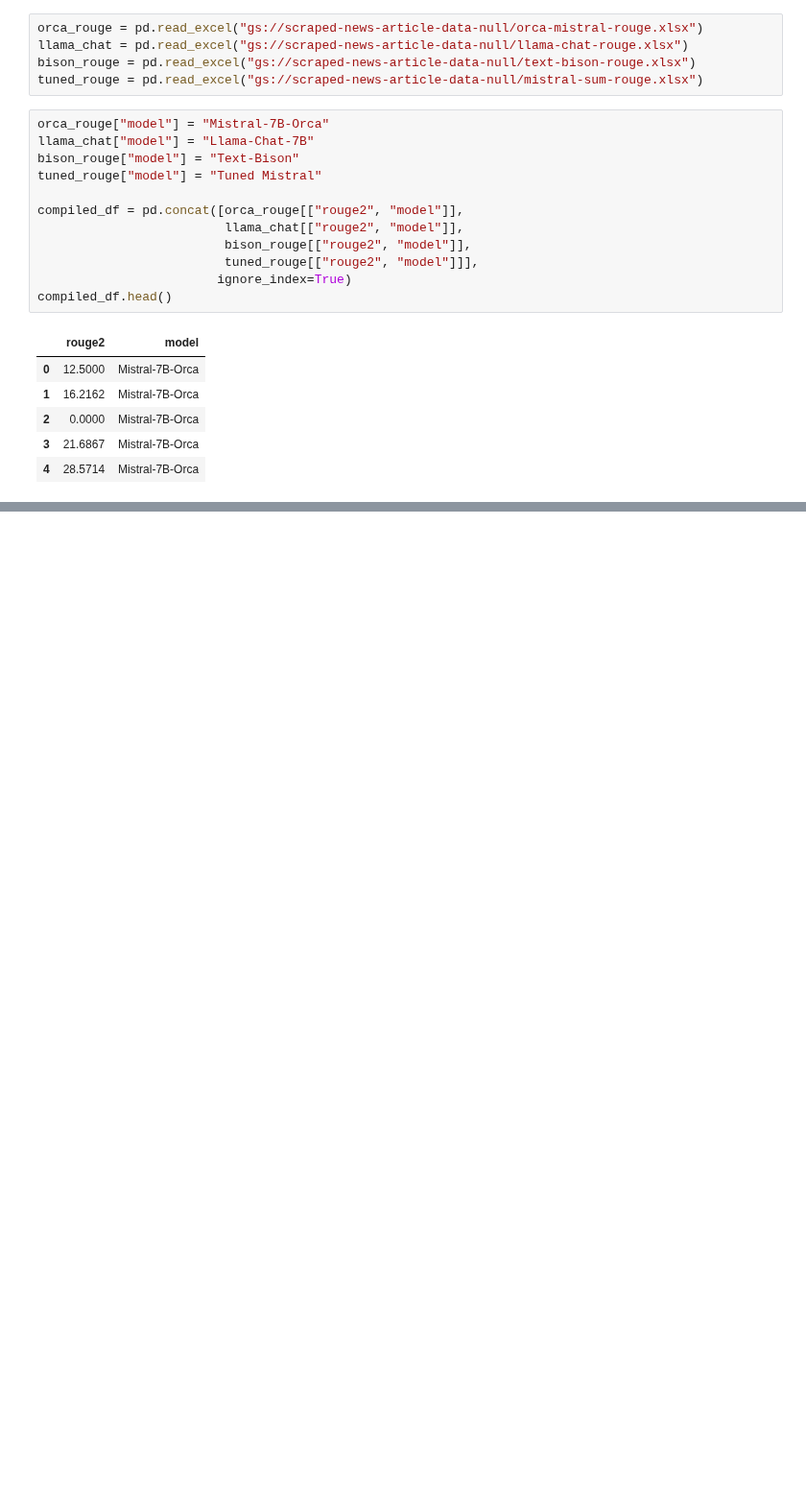
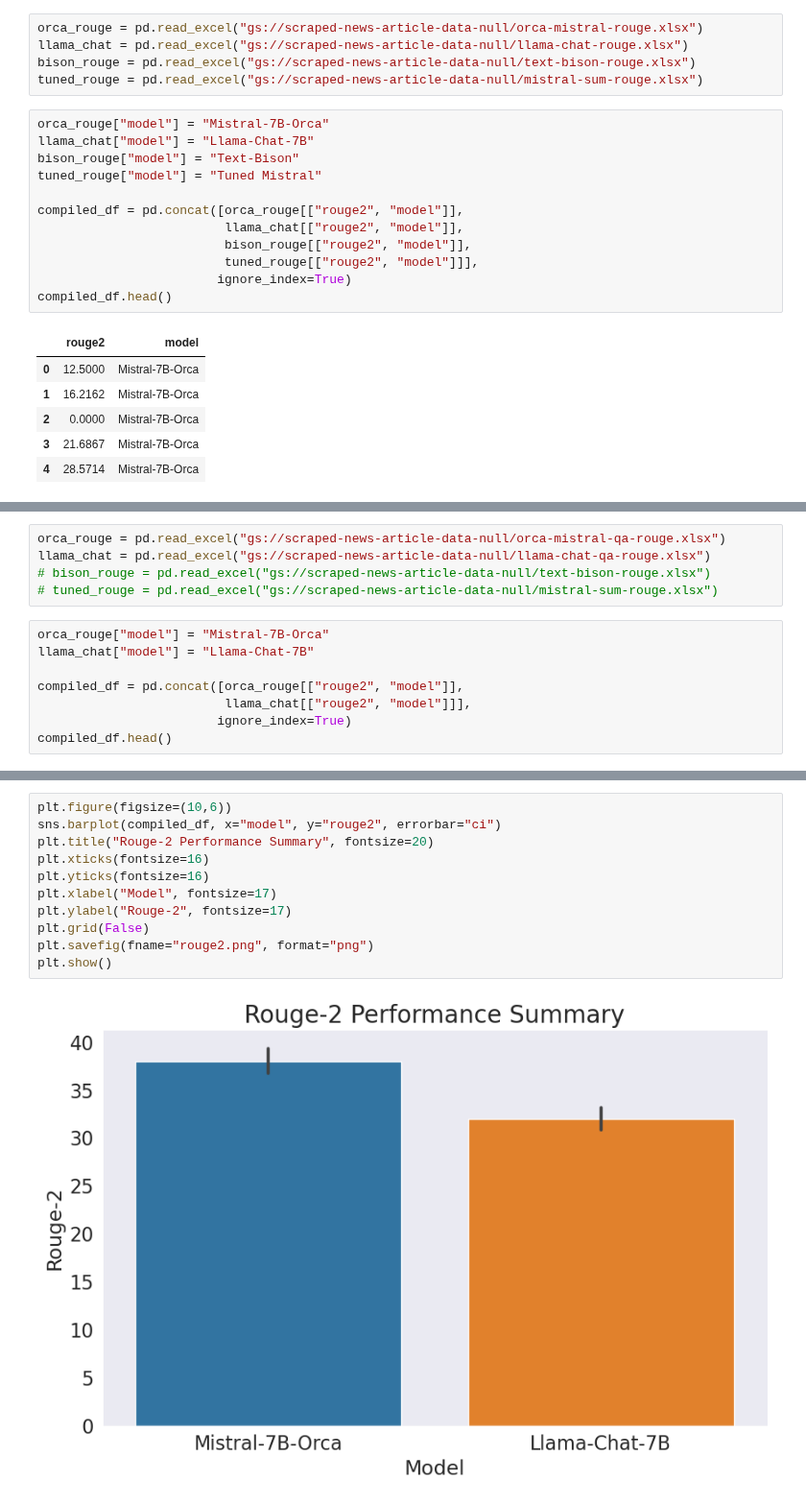
Before and after one commit to yw4401/FinBot, a Jupyter notebook: notebooks/examine_finetuning.ipynb, the cells around one changed output, grey strips where cells are left out. Shown at 96% size. Cells and saved outputs as stored; diff of their text form; blank space fills up the shorter version.

```diff
--- a/notebooks/examine_finetuning.ipynb
+++ b/notebooks/examine_finetuning.ipynb
@@ -76,0 +81,13 @@ plt.show()
+# %%
+orca_rouge = pd.read_excel("gs://scraped-news-article-data-null/orca-mistral-qa-rouge.xlsx")
+llama_chat = pd.read_excel("gs://scraped-news-article-data-null/llama-chat-qa-rouge.xlsx")
+# bison_rouge = pd.read_excel("gs://scraped-news-article-data-null/text-bison-rouge.xlsx")
+# tuned_rouge = pd.read_excel("gs://scraped-news-article-data-null/mistral-sum-rouge.xlsx")
+# %%
+orca_rouge["model"] = "Mistral-7B-Orca"
+llama_chat["model"] = "Llama-Chat-7B"
+
+compiled_df = pd.concat([orca_rouge[["rouge2", "model"]],
+                         llama_chat[["rouge2", "model"]]],
+                        ignore_index=True)
+compiled_df.head()
@@ -76,0 +101,13 @@ plt.show()
+# %%
+plt.figure(figsize=(10,6))
+sns.barplot(compiled_df, x="model", y="rouge2", errorbar="ci")
+plt.title("Rouge-2 Performance Summary", fontsize=20)
+plt.xticks(fontsize=16)
+plt.yticks(fontsize=16)
+plt.xlabel("Model", fontsize=17)
+plt.ylabel("Rouge-2", fontsize=17)
+plt.grid(False)
+plt.savefig(fname="rouge2.png", format="png")
+plt.show()
+# %% [output]
+[figure, added]
```
Also changed, not shown: parts of 7 cells of this notebook, 1 other file.
